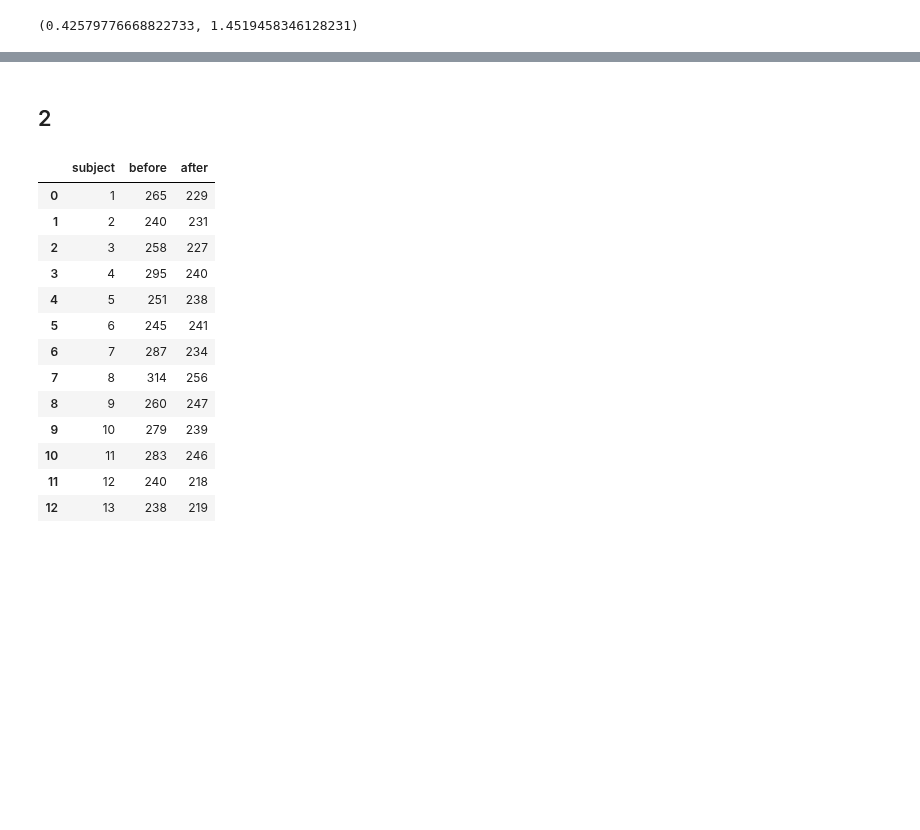
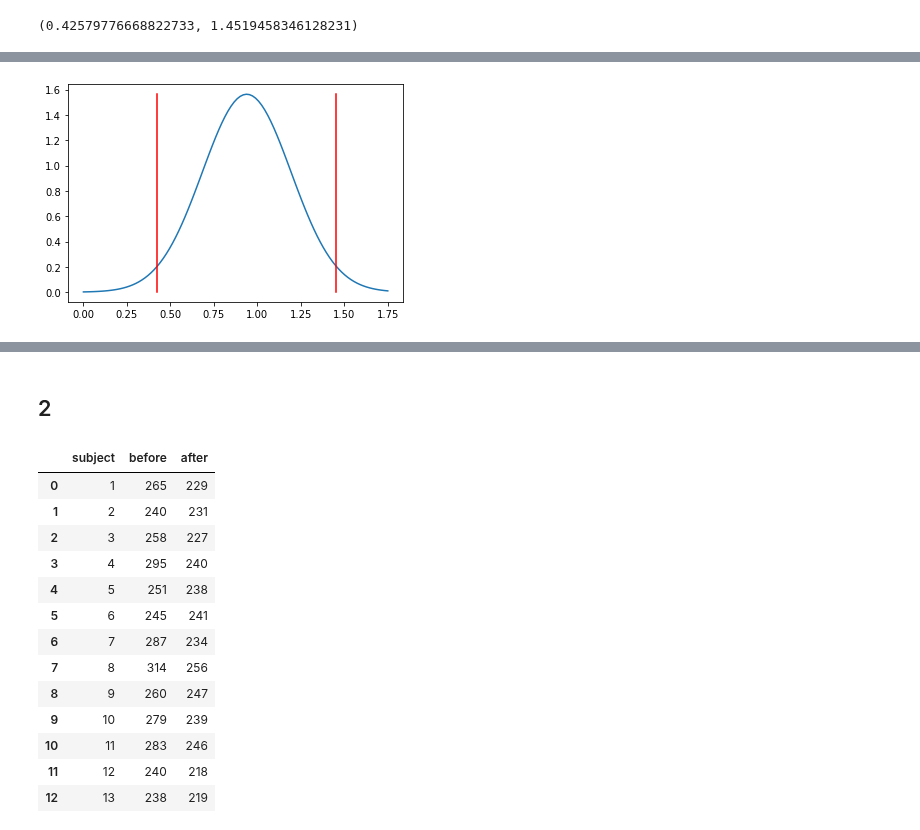
Before and after one commit to ifribeiro/TEI-EstApl, a Jupyter notebook: EPC8.ipynb, the cells around one changed output, grey strips where cells are left out. Cells and saved outputs as stored; diff of their text form; code cells hidden in the pictures; blank space fills up the shorter version.

```diff
--- a/EPC8.ipynb
+++ b/EPC8.ipynb
@@ -190,0 +212,10 @@ diff_mur
+# %%
+# TODO: Fazer dist da direita usando as duas distribuições que são iguais.
+fig, ax = plt.subplots()
+ax.plot(Xis_r, pdfx_r,)
+lim_inf, lim_sup = [np.min(pdfx_r), np.max(pdfx_r)]
+one_x12, one_y12 = [ci_rx[0],ci_rx[0]],[lim_inf,lim_sup]
+two_x12, two_y12 = [ci_rx[1],ci_rx[1]],[lim_inf,lim_sup]
+ax.plot(one_x12, one_y12, two_x12, two_y12, color='red');
+# %% [output]
+[figure, added]
```
Also changed, not shown: parts of 54 cells of this notebook.
